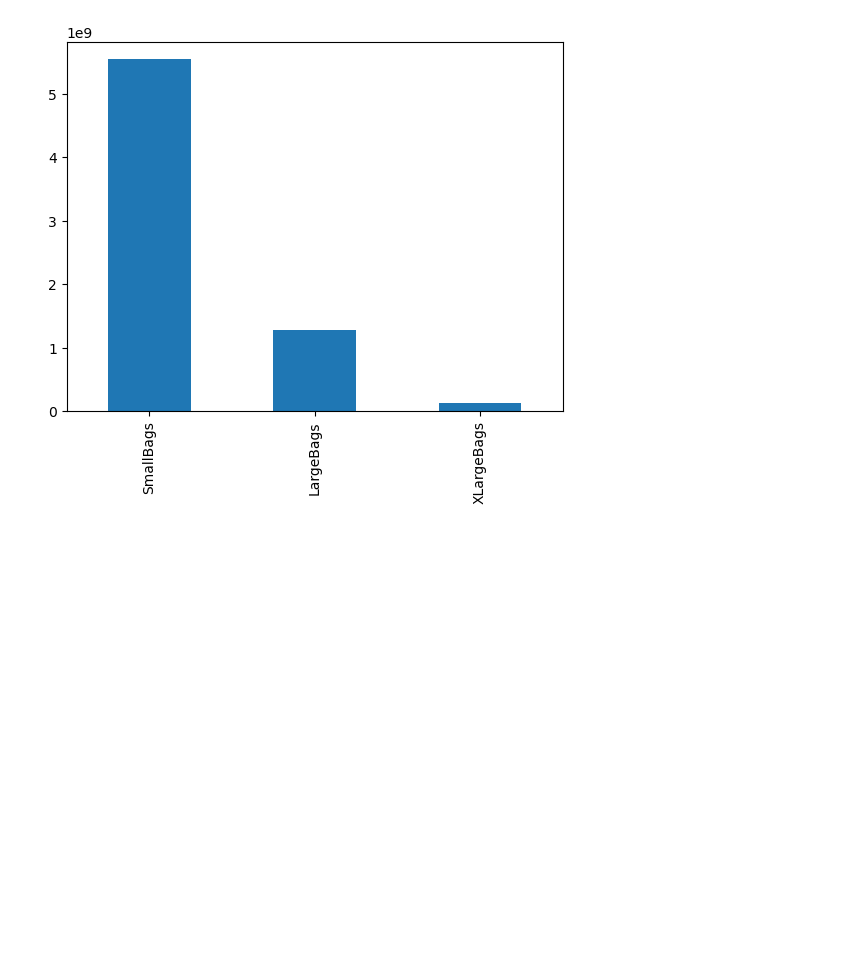
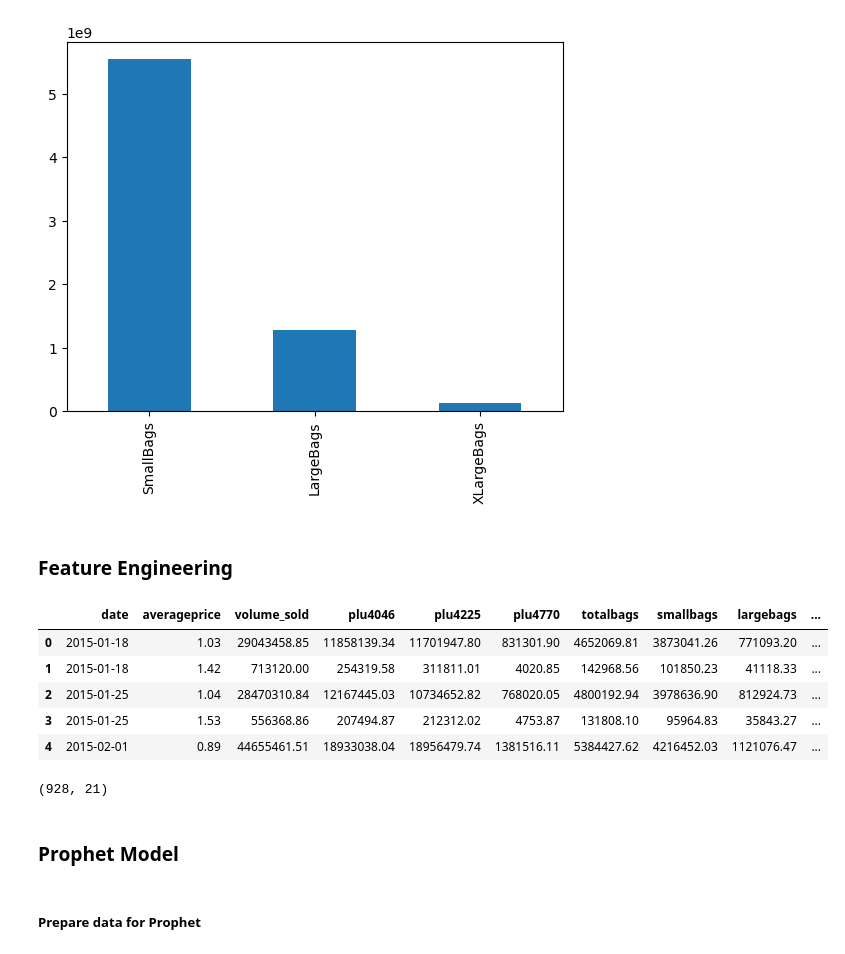
Before and after one commit to Namrata156/avocado-demand-forecast, a Jupyter notebook: eda.ipynb, the cells around one changed output. Saved outputs shown, nothing was run; the diff lists cells and outputs as text; code cells hidden in the pictures; blank space fills up the shorter version.

```diff
--- a/eda.ipynb
+++ b/eda.ipynb
@@ -250,3 +250,63 @@ df[['SmallBags', 'LargeBags', 'XLargeBags']].sum().plot(kind='bar', stacked=True
 # %% [output]
 <Axes: >
 [figure]
+# %% [markdown]
+### Feature Engineering
+# %%
+# Convert all columns to lowercase
+df.columns = df.columns.str.lower()
+
+# Rename volume column for easier use
+df = df.rename(columns={'totalvolume': 'volume_sold'})
+
+# Filter for TotalUS and copy it to preserve original
+df_totalus = df[df['region'] == 'TotalUS'].copy().sort_values(by='date')
+
+# Create date-related features
+df_totalus['week_number'] = df_totalus['date'].dt.isocalendar().week
+df_totalus['month'] = df_totalus['date'].dt.month
+df_totalus['year'] = df_totalus['date'].dt.year
+
+# Lag features
+df_totalus['lag_1'] = df_totalus['volume_sold'].shift(1)
+df_totalus['lag_2'] = df_totalus['volume_sold'].shift(2)
+df_totalus['lag_4'] = df_totalus['volume_sold'].shift(4)
+
+# Rolling mean (4-week)
+df_totalus['rolling_mean_4'] = df_totalus['volume_sold'].rolling(window=4).mean()
+
+# Holiday indicator
+from pandas.tseries.holiday import USFederalHolidayCalendar
+calendar = USFederalHolidayCalendar()
+
+start_date = pd.to_datetime(df_totalus['date'].min())
+end_date = pd.to_datetime(df_totalus['date'].max())
+
+# Only proceed if both dates are valid
+if pd.notna(start_date) and pd.notna(end_date):
+    holidays = calendar.holidays(start=start_date, end=end_date)
+    df_totalus['is_holiday_week'] = df_totalus['date'].isin(holidays).astype(int)
+else:
+    df_totalus['is_holiday_week'] = 0  # fallback
+
+df_totalus['is_holiday_week'] = df_totalus['date'].isin(holidays).astype(int)
+
+# Drop NA rows from lag and rolling
+df_totalus = df_totalus.dropna().reset_index(drop=True)
+
+df_totalus.head()
+# %% [output]
+|  | date | averageprice | volume_sold | plu4046 | plu4225 | plu4770 | totalbags | smallbags | largebags | ... |
+| 0 | 2015-01-18 | 1.03 | 29043458.85 | 11858139.34 | 11701947.80 | 831301.90 | 4652069.81 | 3873041.26 | 771093.20 | ... |
+| 1 | 2015-01-18 | 1.42 | 713120.00 | 254319.58 | 311811.01 | 4020.85 | 142968.56 | 101850.23 | 41118.33 | ... |
+| 2 | 2015-01-25 | 1.04 | 28470310.84 | 12167445.03 | 10734652.82 | 768020.05 | 4800192.94 | 3978636.90 | 812924.73 | ... |
+| 3 | 2015-01-25 | 1.53 | 556368.86 | 207494.87 | 212312.02 | 4753.87 | 131808.10 | 95964.83 | 35843.27 | ... |
+| 4 | 2015-02-01 | 0.89 | 44655461.51 | 18933038.04 | 18956479.74 | 1381516.11 | 5384427.62 | 4216452.03 | 1121076.47 | ... |
+# %%
+df_totalus.shape
+# %% [output]
+(928, 21)
+# %% [markdown]
+### Prophet Model
+# %% [markdown]
+##### Prepare data for Prophet
```
Also changed, not shown: parts of 11 cells of this notebook.
